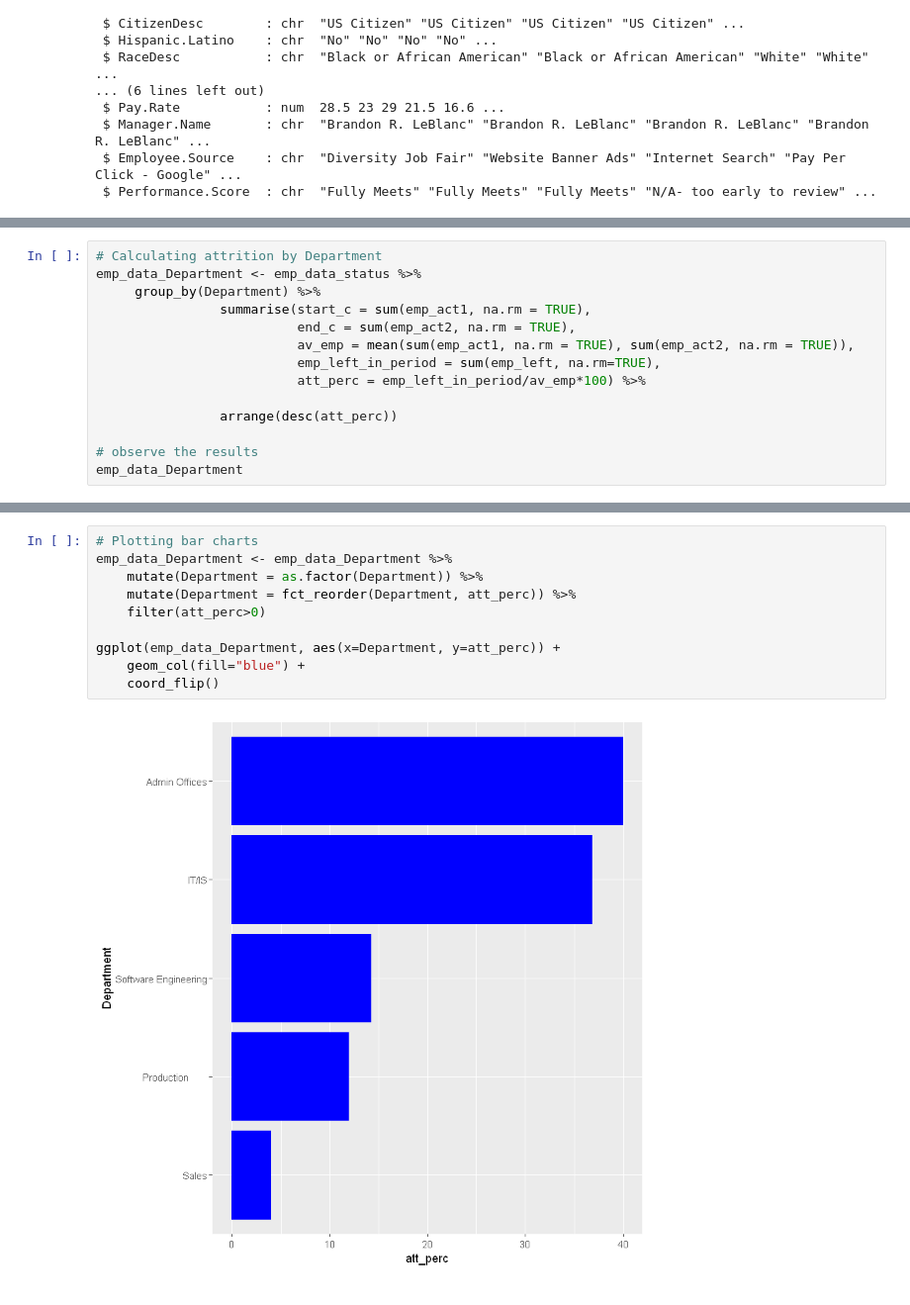
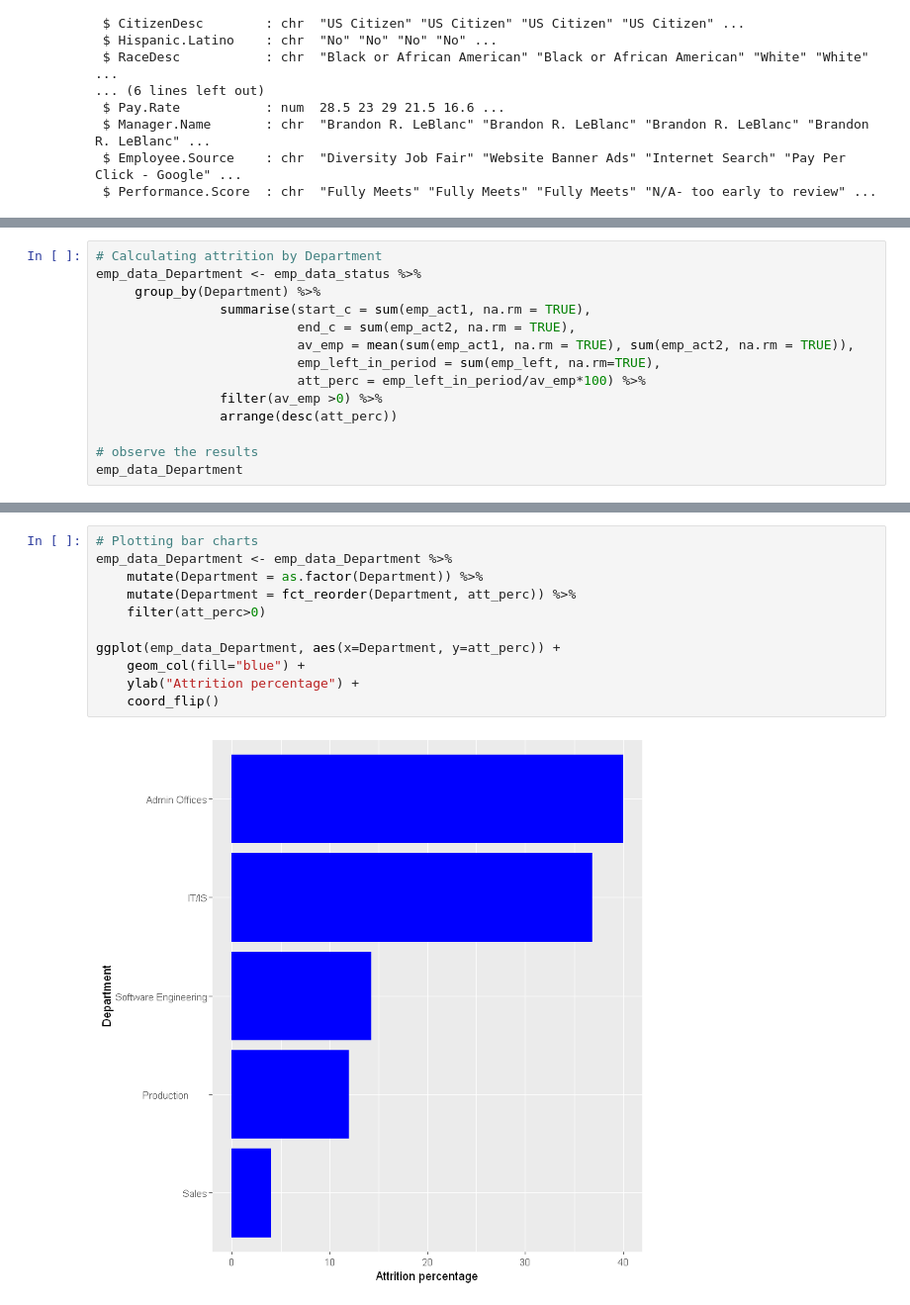
Before and after one commit to jyoti05iitd/projects-instructor-application-r, a Jupyter notebook: audition.ipynb, the cells around one changed output, grey strips where cells are left out. Shown: that part at 99% size. Saved outputs shown, nothing was run; the diff lists cells and outputs as text.

```diff
--- a/audition.ipynb
+++ b/audition.ipynb
@@ -152,7 +144,7 @@ emp_data_Department <- emp_data_status %>%
                           av_emp = mean(sum(emp_act1, na.rm = TRUE), sum(emp_act2, na.rm = TRUE)),
                           emp_left_in_period = sum(emp_left, na.rm=TRUE),
                           att_perc = emp_left_in_period/av_emp*100) %>%
-
+                filter(av_emp >0) %>%
                 arrange(desc(att_perc))
 
 # observe the results
@@ -170,15 +161,16 @@ emp_data_Department
 # %%
 # Plotting bar charts
 emp_data_Department <- emp_data_Department %>%
     mutate(Department = as.factor(Department)) %>%
     mutate(Department = fct_reorder(Department, att_perc)) %>%
     filter(att_perc>0)
 
 ggplot(emp_data_Department, aes(x=Department, y=att_perc)) +
     geom_col(fill="blue") +
+    ylab("Attrition percentage") +
     coord_flip()
 # %% [output]
-[figure, old version]
+[figure, new version]
 # %%
 # Calculating attrition by Employee Source
 emp_data_EmpSource <- emp_data_status %>%
```
Also changed, not shown: parts of 12 cells of this notebook.
